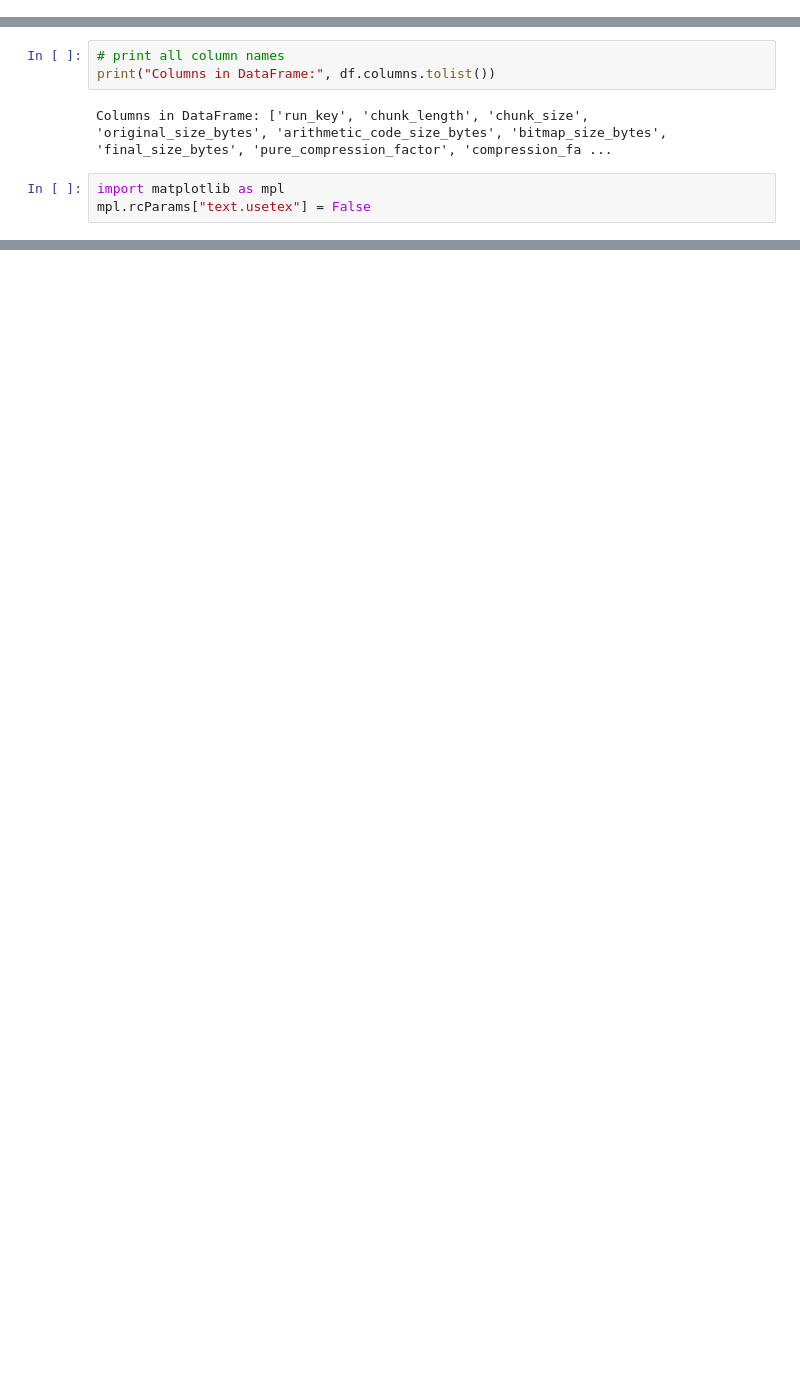
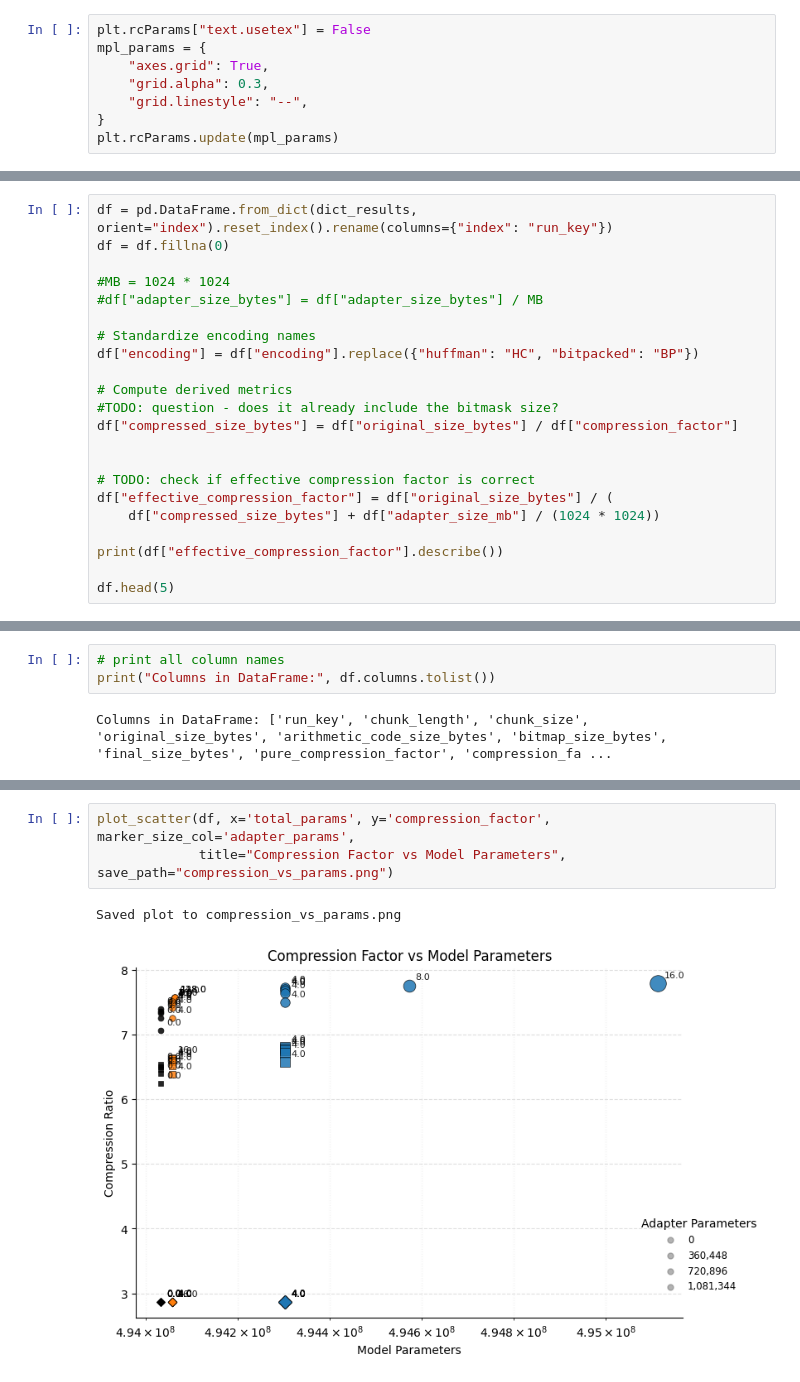
Before and after one commit to utndatasystems/compression-economics, a Jupyter notebook: other_files/llm_compression_plots/plot_compression_results.ipynb, the cells around one changed output, grey strips where cells are left out. Drawn from its saved outputs; the diff is of its cells as text; blank space fills up the shorter version.

```diff
--- a/other_files/llm_compression_plots/plot_compression_results.ipynb
+++ b/other_files/llm_compression_plots/plot_compression_results.ipynb
@@ -30,0 +22,8 @@ from eval_utils import (
+# %%
+plt.rcParams["text.usetex"] = False
+mpl_params = {
+    "axes.grid": True,
+    "grid.alpha": 0.3,
+    "grid.linestyle": "--",
+}
+plt.rcParams.update(mpl_params)
@@ -94,0 +64,22 @@ df.head(5)
+# %%
+df = pd.DataFrame.from_dict(dict_results, orient="index").reset_index().rename(columns={"index": "run_key"})
+df = df.fillna(0)
+
+#MB = 1024 * 1024
+#df["adapter_size_bytes"] = df["adapter_size_bytes"] / MB
+
+# Standardize encoding names
+df["encoding"] = df["encoding"].replace({"huffman": "HC", "bitpacked": "BP"})
+
+# Compute derived metrics
+#TODO: question - does it already include the bitmask size?
+df["compressed_size_bytes"] = df["original_size_bytes"] / df["compression_factor"]
+
+
+# TODO: check if effective compression factor is correct
+df["effective_compression_factor"] = df["original_size_bytes"] / (
+    df["compressed_size_bytes"] + df["adapter_size_mb"] / (1024 * 1024))
+
+print(df["effective_compression_factor"].describe())
+
+df.head(5)
@@ -97,6 +138,3 @@ df.head(5)
 print("Columns in DataFrame:", df.columns.tolist())
 # %% [output]
 Columns in DataFrame: ['run_key', 'chunk_length', 'chunk_size', 'original_size_bytes', 'arithmetic_code_size_bytes', 'bitmap_size_bytes', 'final_size_bytes', 'pure_compression_factor', 'compression_fa ...
-# %%
-import matplotlib as mpl
-mpl.rcParams["text.usetex"] = False
@@ -232,3 +203,9 @@ Saved plot to plot.png
+# %%
+plot_scatter(df, x='total_params', y='compression_factor', marker_size_col='adapter_params',
+             title="Compression Factor vs Model Parameters", save_path="compression_vs_params.png")
+# %% [output]
+Saved plot to compression_vs_params.png
+[figure, added]
 # %%
 # --- Setup ---
 plt.figure(figsize=(8, 5))
```
Also changed, not shown: parts of 22 cells of this notebook, 1 other file.
